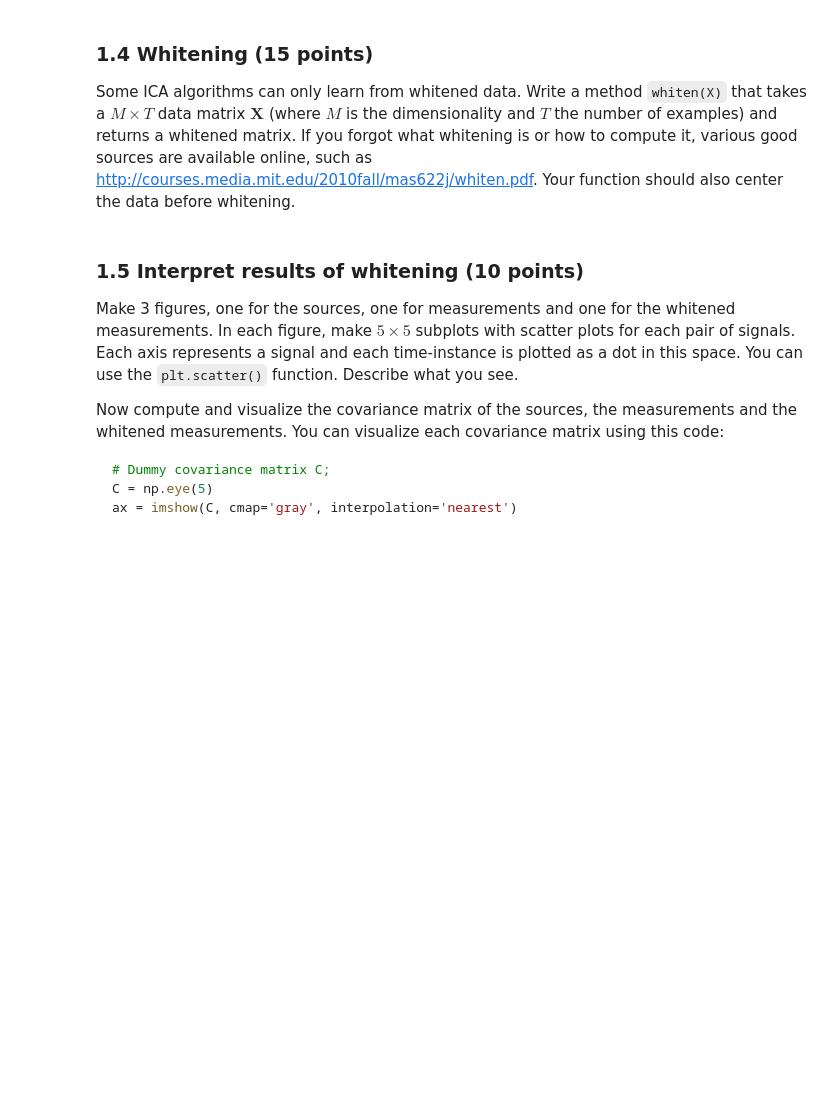
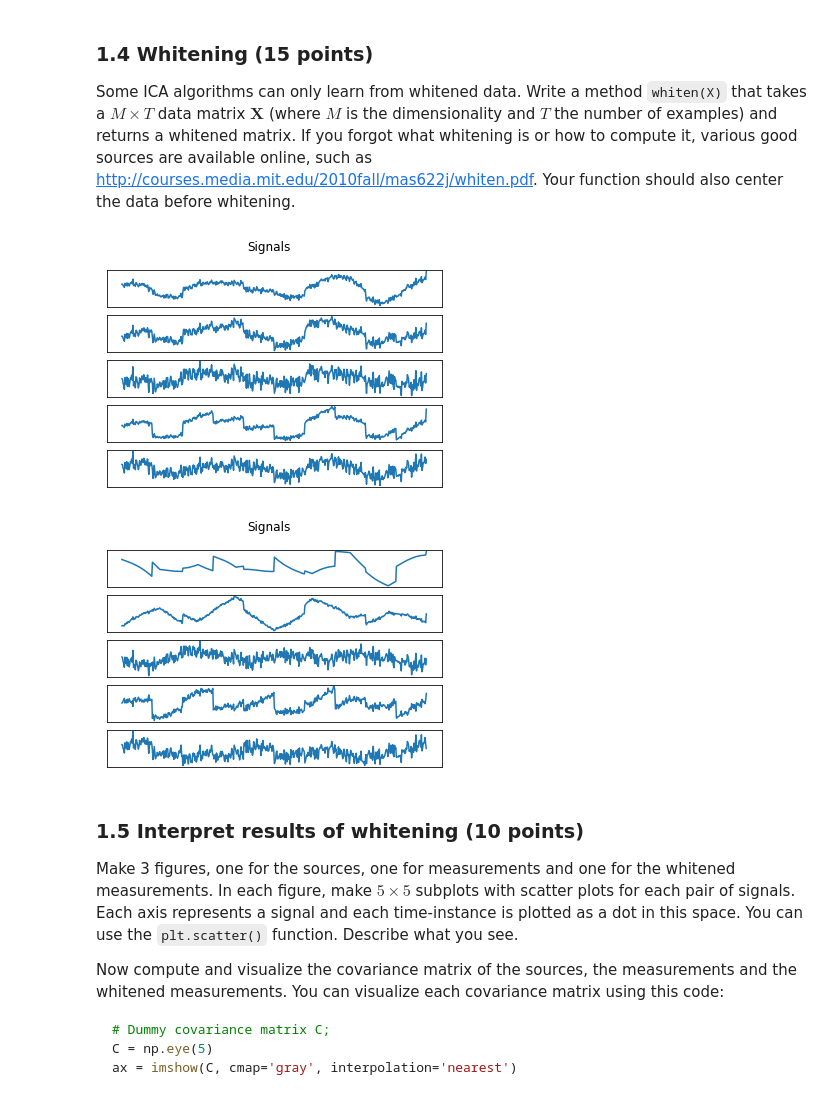
Before and after one commit to MichelleAppel/ML2_lab1, a Jupyter notebook: lab1.ipynb, the cells around one changed output. Drawn from its saved outputs; the diff is of its cells as text; code cells hidden in the pictures; blank space fills up the shorter version.

```diff
--- a/lab1.ipynb
+++ b/lab1.ipynb
@@ -211,11 +217,18 @@ plt_activation_functions([phi_0, phi_1, phi_2, phi_3], [p_0, p_1, p_2, p_3], a)
 # %% [markdown]
 ### 1.4 Whitening (15 points)
 Some ICA algorithms can only learn from whitened data. Write a method `whiten(X)` that takes a $M \times T$ data matrix $\mathbf{X}$ (where $M$ is the dimensionality and $T$ the number of examples) and returns a whitened matrix. If you forgot what whitening is or how to compute it, various good sources are available online, such as http://courses.media.mit.edu/2010fall/mas622j/whiten.pdf. Your function should also center the data before whitening.
-# %%
-### 1.4 Whitening
-def whiten(X):
-    # YOUR CODE HERE
-    raise NotImplementedError()
+# %%
+### 1.4 Whitening
+def whiten(X):
+    U, _, Vt = np.linalg.svd(X, full_matrices=False)
+
+    return np.dot(U, Vt)
+
+plot_signals(X)
+plot_signals(whiten(X))
+# %% [output]
+[figure, added]
+[figure, added]
 # %%
 ### Test your function
 Xw = whiten(X)
```
Also changed, not shown: parts of 1 cell of this notebook.
